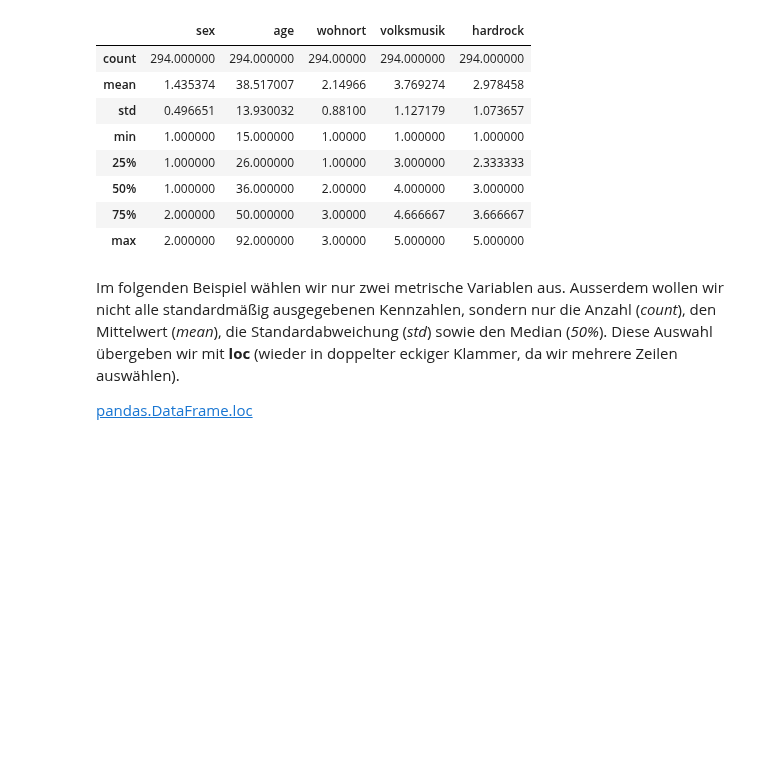
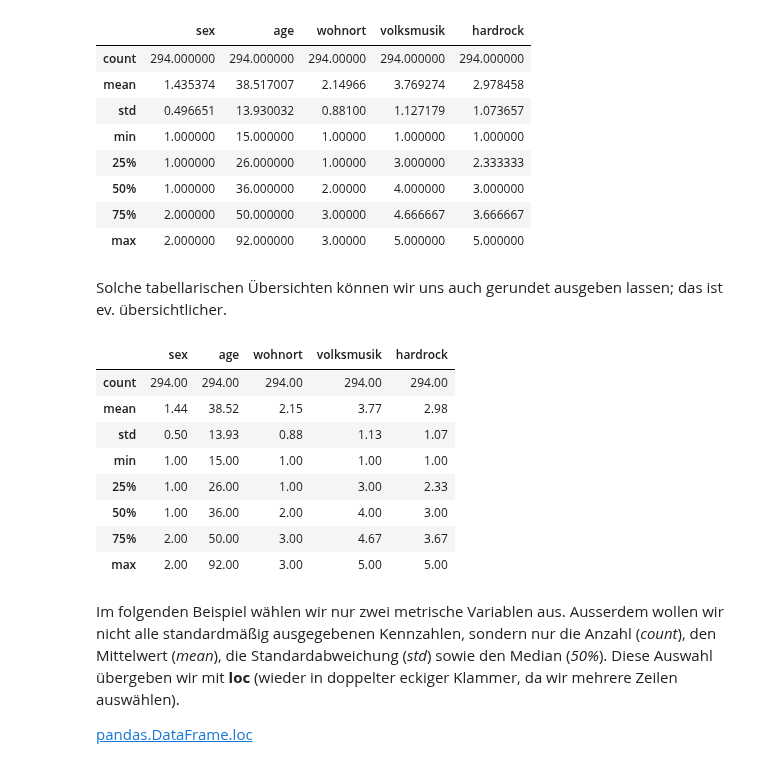
Before and after one commit to manfred2020/DA_mit_Python, a Jupyter notebook: Kapitel 5/5_Deskriptive Analyse.ipynb, the cells around one changed output. Drawn from its saved outputs; the diff is of its cells as text; code cells hidden in the pictures; blank space fills up the shorter version.

```diff
--- a/Kapitel 5/5_Deskriptive Analyse.ipynb
+++ b/Kapitel 5/5_Deskriptive Analyse.ipynb
@@ -356,6 +358,20 @@ daten.describe()
 | 50% | 1.000000 | 36.000000 | 2.00000 | 4.000000 | 3.000000 |
 | 75% | 2.000000 | 50.000000 | 3.00000 | 4.666667 | 3.666667 |
 | max | 2.000000 | 92.000000 | 3.00000 | 5.000000 | 5.000000 |
+# %% [markdown]
+Solche tabellarischen Übersichten können wir uns auch gerundet ausgeben lassen; das ist ev. übersichtlicher.
+# %%
+daten.describe().round(2)
+# %% [output]
+|  | sex | age | wohnort | volksmusik | hardrock |
+| count | 294.00 | 294.00 | 294.00 | 294.00 | 294.00 |
+| mean | 1.44 | 38.52 | 2.15 | 3.77 | 2.98 |
+| std | 0.50 | 13.93 | 0.88 | 1.13 | 1.07 |
+| min | 1.00 | 15.00 | 1.00 | 1.00 | 1.00 |
+| 25% | 1.00 | 26.00 | 1.00 | 3.00 | 2.33 |
+| 50% | 1.00 | 36.00 | 2.00 | 4.00 | 3.00 |
+| 75% | 2.00 | 50.00 | 3.00 | 4.67 | 3.67 |
+| max | 2.00 | 92.00 | 3.00 | 5.00 | 5.00 |
 # %% [markdown]
 Im folgenden Beispiel wählen wir nur zwei metrische Variablen aus. Ausserdem wollen wir nicht alle standardmäßig ausgegebenen Kennzahlen, sondern nur die Anzahl (*count*), den Mittelwert (*mean*), die Standardabweichung (*std*) sowie den Median (*50%*). Diese Auswahl übergeben wir mit **loc** (wieder in doppelter eckiger Klammer, da wir mehrere Zeilen auswählen).
 
```
Also changed, not shown: parts of 11 cells of this notebook.
